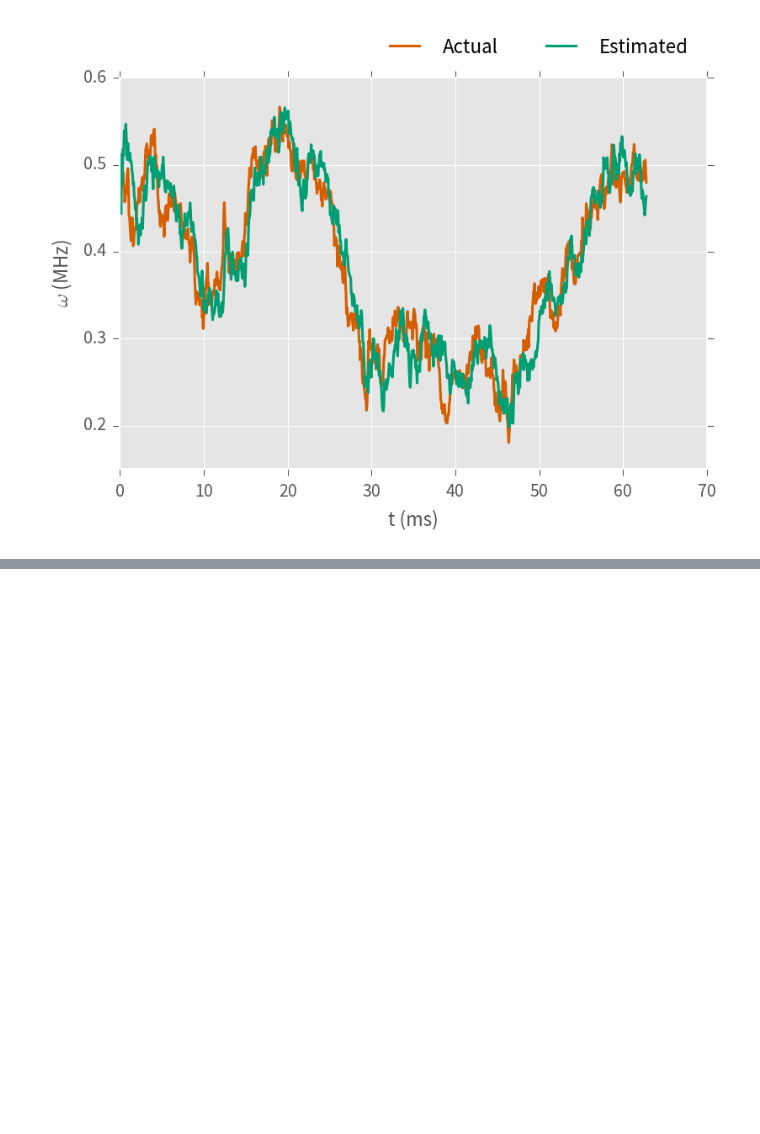
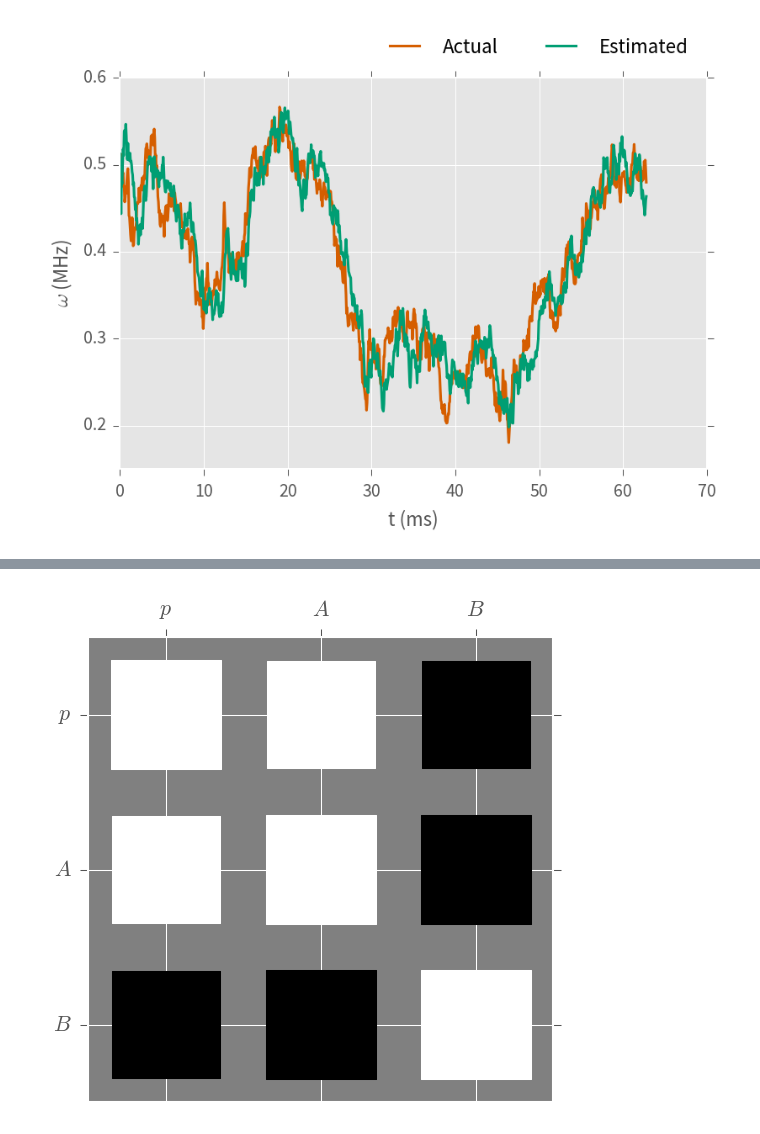
Before and after one commit to cgranade/cgranade.github.io, a Jupyter notebook: research/talks/griffiths/05-2016/examples.ipynb, the cells around one changed output, grey strips where cells are left out. Cells and saved outputs as stored; diff of their text form; code cells hidden in the pictures; blank space fills up the shorter version.

```diff
--- a/research/talks/griffiths/05-2016/examples.ipynb
+++ b/research/talks/griffiths/05-2016/examples.ipynb
@@ -246,0 +279,5 @@ plt.savefig('figures/rabi-random-walk.png', format='png', dpi=300, frameon=False
+# %%
+extra['updater'].plot_covariance(corr=True)
+plt.savefig('figures/rb-corr.png', format='png', dpi=300, frameon=False, transparent=True)
+# %% [output]
+[figure, added]
```
Also changed, not shown: parts of 5 cells of this notebook, 5 other files.
